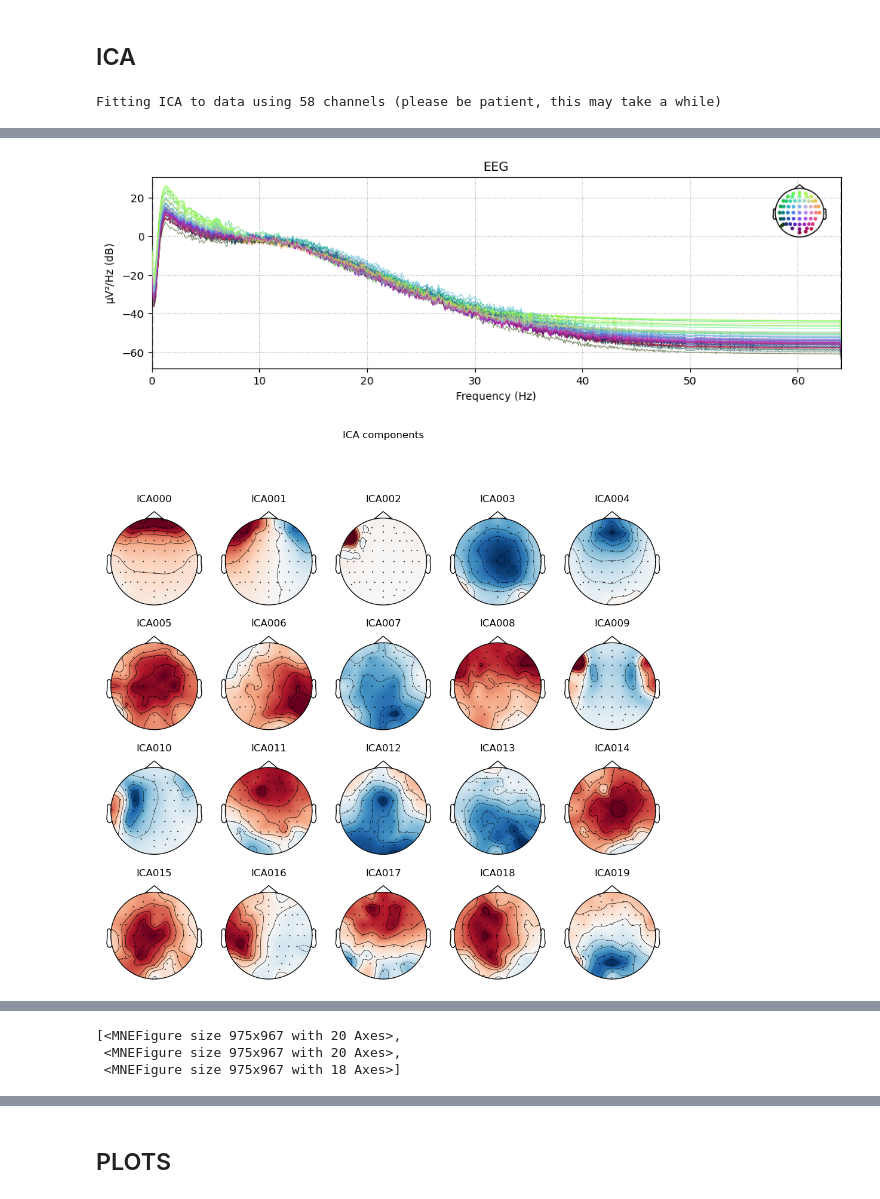
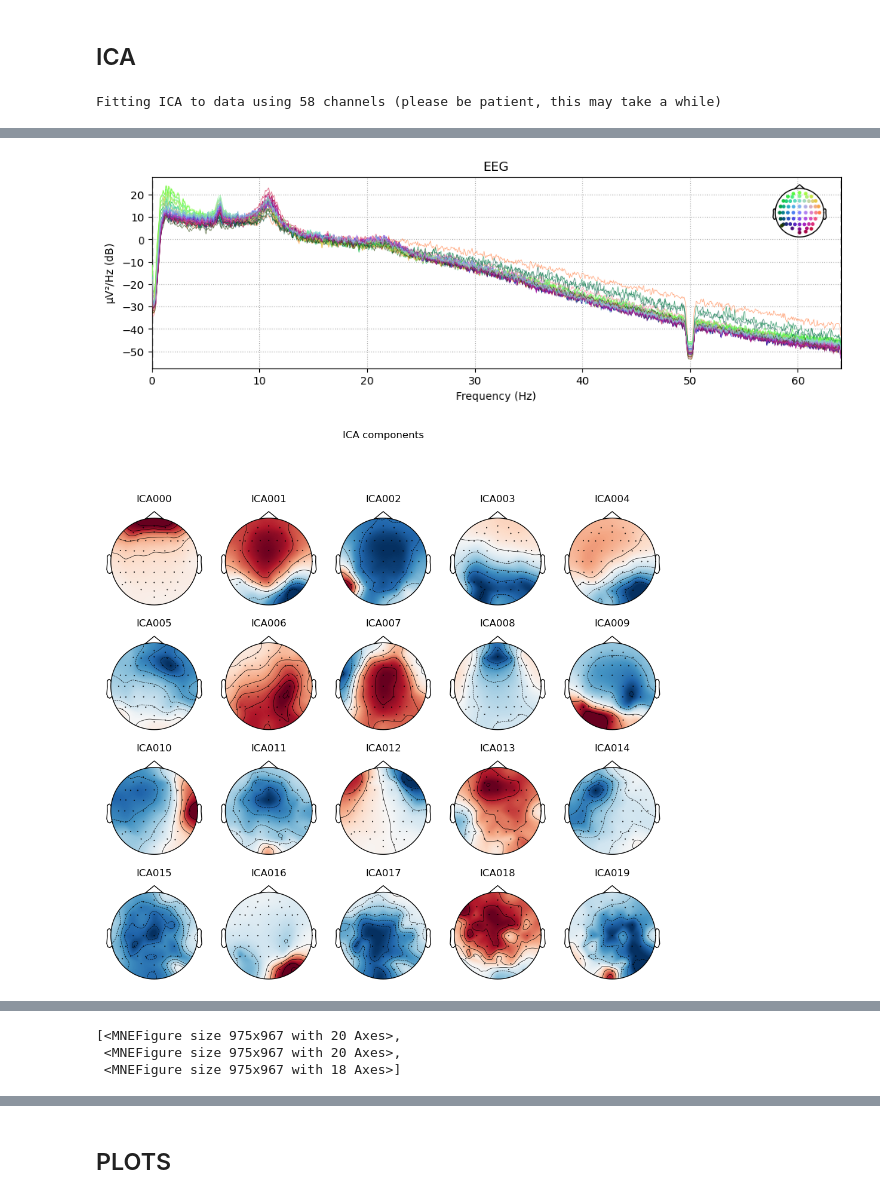
Before and after one commit to haiqin-zhang/AM-EEG, a Jupyter notebook: pipelines_LM/ERPs_manual.ipynb, the cells around one changed output, grey strips where cells are left out. Drawn from its saved outputs; the diff is of its cells as text; code cells hidden in the pictures.

```diff
--- a/pipelines_LM/ERPs_manual.ipynb
+++ b/pipelines_LM/ERPs_manual.ipynb
@@ -19,22 +19,24 @@ from plot_utils import *
 # %%
 task = 'motor'
 period = 'post'
-subjects_to_process = ['21']
-#bad_ch_sub =  ['PO7', 'O1', 'Iz', 'P8', 'P10', 'TP8']
+subjects_to_process = ['13']
+#bad_ch_sub =  ['FC2', 'AF4', 'AF8', 'Fp2', 'F8','Iz', 'O1', 'PO7', 'PO3', 'P5', 'P7', 'P9', 'POz', 'Pz', 'CPz','Fpz', 'Oz']
+bad_ch_sub = ['PO7', 'O1', 'Iz', 'P8', 'P10', 'TP8']
 
 overwrite = False
-keystroke_trigs = 'MIDI'
+keystroke_trigs = 'audio'
 erp_begin = -0.5
 erp_end = 0.5
 erp_window = 'n05to05'
+freq_high = 30
 # %%
 #======================================================================================
 #                        INITIALIZE DIRECTORIES
 #======================================================================================
-pp_dir = "/Users/cindyzhang/Documents/M2/Audiomotor_Piano/AM-EEG/data_preprocessed" #where the preprocessed files are
+pp_dir = f"/Users/cindyzhang/Documents/M2/Audiomotor_Piano/AM-EEG/data_preprocessed_{freq_high}Hz" #where the preprocessed files are
 
-evokeds_folder = f'/Users/cindyzhang/Documents/M2/Audiomotor_Piano/AM-EEG/analysis_{task}/{task}_ERP_data_{erp_window}'
-epochs_folder = f'/Users/cindyzhang/Documents/M2/Audiomotor_Piano/AM-EEG/analysis_{task}/{task}_epochs_data_{erp_window}'
+evokeds_folder = f'/Users/cindyzhang/Documents/M2/Audiomotor_Piano/AM-EEG/analysis_{task}/{task}_ERP_data_{erp_window}_{freq_high}Hz'
+epochs_folder = f'/Users/cindyzhang/Documents/M2/Audiomotor_Piano/AM-EEG/analysis_{task}/{task}_epochs_data_{erp_window}_{freq_high}Hz'
 
 
 with open('../utils/ch_names.pkl', 'rb') as file:
@@ -107,7 +109,7 @@ Effective window size : 16.000 (s)
 # %% [markdown]
 ## ICA
 # %%
-ica = ICA(max_iter='auto', random_state=97, n_components=58)
+ica = ICA(max_iter='auto', random_state=97)
 
 ica.fit(raw)
 
@@ -122,2 +124,2 @@ Fitting ICA took 6.0s.
-[figure, old version]
+[figure, new version]
-[figure, old version]
+[figure, new version]
```
Also changed, not shown: parts of 8 cells of this notebook, 17 other files.
